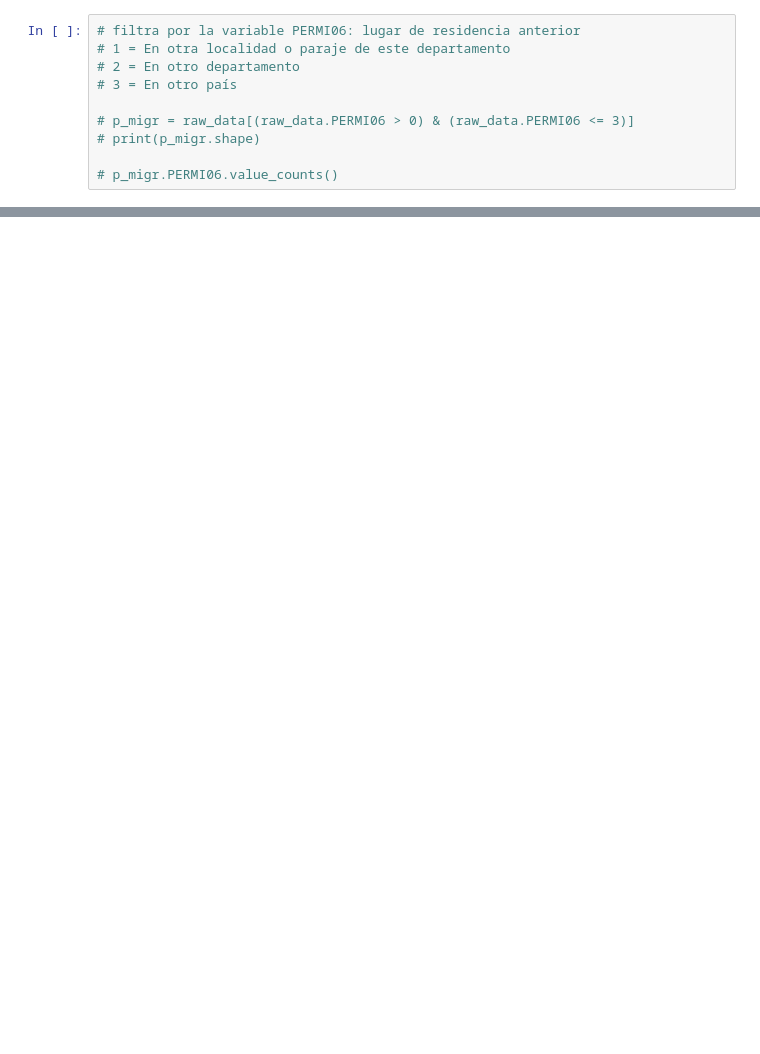
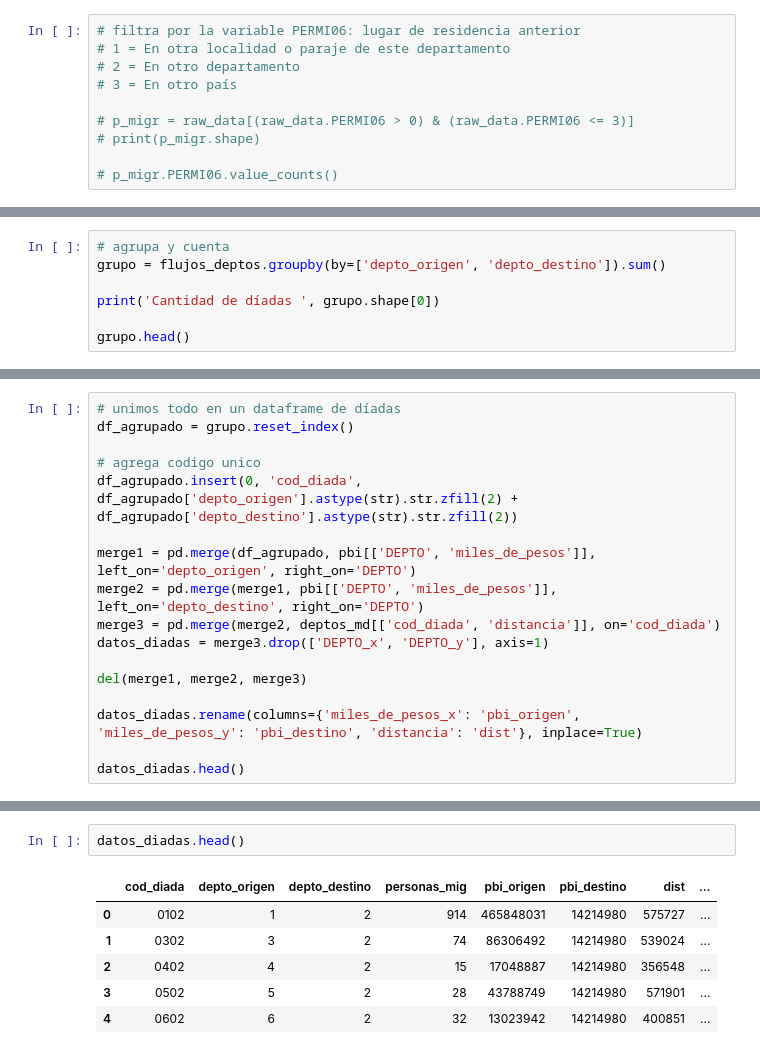
Before and after one commit to guillermodangelo/tesis, a Jupyter notebook: 0_0_data_wrangling.ipynb, the cells around one changed output, grey strips where cells are left out. Cells and saved outputs as stored; diff of their text form; blank space fills up the shorter version.

```diff
--- a/0_0_data_wrangling.ipynb
+++ b/0_0_data_wrangling.ipynb
@@ -125,0 +162,7 @@ p_migr.head(2)
+# %%
+# agrupa y cuenta
+grupo = flujos_deptos.groupby(by=['depto_origen', 'depto_destino']).sum()
+
+print('Cantidad de díadas ', grupo.shape[0])
+
+grupo.head()
@@ -125,0 +202,17 @@ p_migr.head(2)
+# %%
+# unimos todo en un dataframe de díadas
+df_agrupado = grupo.reset_index()
+
+# agrega codigo unico
+df_agrupado.insert(0, 'cod_diada', df_agrupado['depto_origen'].astype(str).str.zfill(2) + df_agrupado['depto_destino'].astype(str).str.zfill(2))
+
+merge1 = pd.merge(df_agrupado, pbi[['DEPTO', 'miles_de_pesos']], left_on='depto_origen', right_on='DEPTO')
+merge2 = pd.merge(merge1, pbi[['DEPTO', 'miles_de_pesos']], left_on='depto_destino', right_on='DEPTO')
+merge3 = pd.merge(merge2, deptos_md[['cod_diada', 'distancia']], on='cod_diada')
+datos_diadas = merge3.drop(['DEPTO_x', 'DEPTO_y'], axis=1)
+
+del(merge1, merge2, merge3)
+
+datos_diadas.rename(columns={'miles_de_pesos_x': 'pbi_origen', 'miles_de_pesos_y': 'pbi_destino', 'distancia': 'dist'}, inplace=True)
+
+datos_diadas.head()
@@ -125,0 +248,9 @@ p_migr.head(2)
+# %%
+datos_diadas.head()
+# %% [output]
+|  | cod_diada | depto_origen | depto_destino | personas_mig | pbi_origen | pbi_destino | dist | ... |
+| 0 | 0102 | 1 | 2 | 914 | 465848031 | 14214980 | 575727 | ... |
+| 1 | 0302 | 3 | 2 | 74 | 86306492 | 14214980 | 539024 | ... |
+| 2 | 0402 | 4 | 2 | 15 | 17048887 | 14214980 | 356548 | ... |
+| 3 | 0502 | 5 | 2 | 28 | 43788749 | 14214980 | 571901 | ... |
+| 4 | 0602 | 6 | 2 | 32 | 13023942 | 14214980 | 400851 | ... |
```
Also changed, not shown: parts of 29 cells of this notebook.
